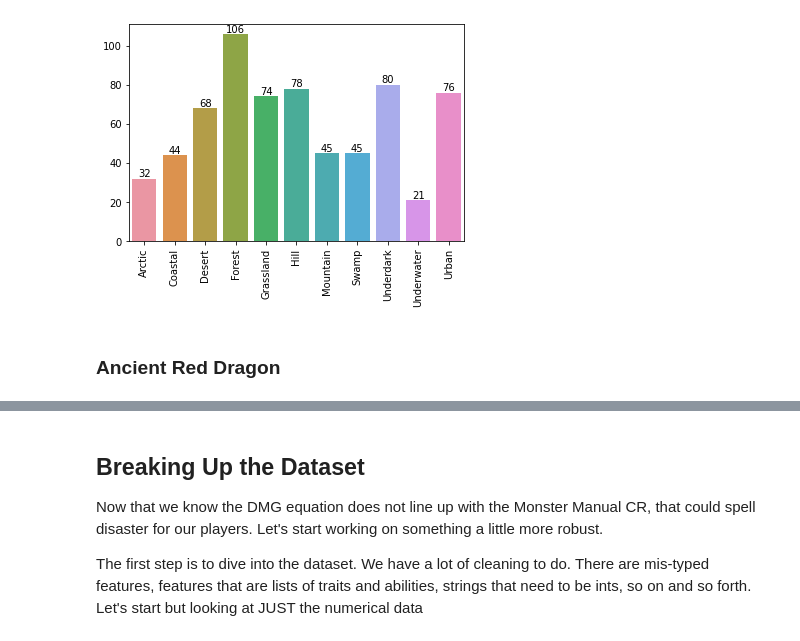
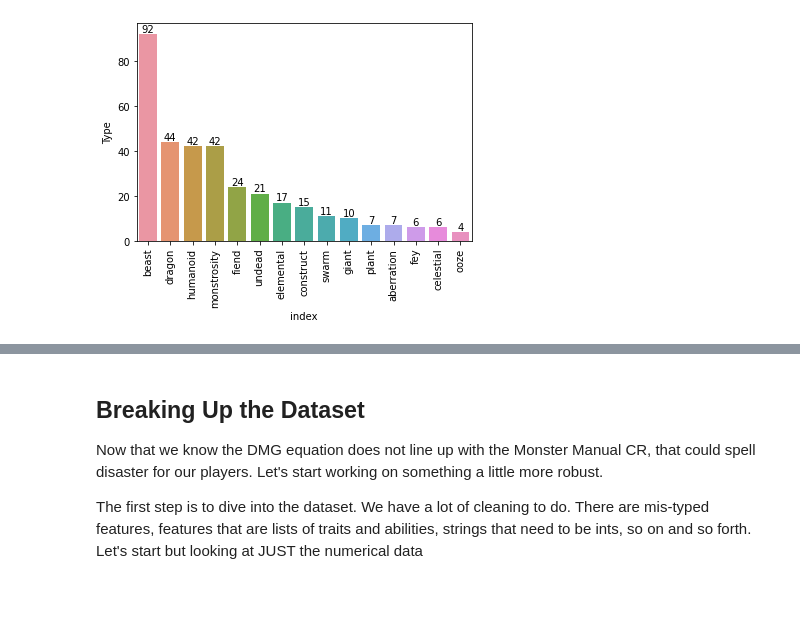
Before and after one commit to chabazite/DnD_Monsters, a Jupyter notebook: notebooks/4.0_ASI_EDA.ipynb, the cells around one changed output, grey strips where cells are left out. Cells and saved outputs as stored; diff of their text form; code cells hidden in the pictures; blank space fills up the shorter version.

```diff
--- a/notebooks/4.0_ASI_EDA.ipynb
+++ b/notebooks/4.0_ASI_EDA.ipynb
@@ -1,19 +1,25 @@
 # %%
+# basic
 from math import pi
 import numpy as np
 import pandas as pd
+from os import path
+from PIL import Image
+# visualization
 import matplotlib.pyplot as plt
 import seaborn as sns
+# from wordcloud import WordCloud, STOPWORDS, ImageColorGenerator
+# stats
 from bioinfokit.analys import stat
 import statsmodels.api as sm
 from statsmodels.formula.api import ols
 from scipy import stats
+%matplotlib inline
 
-%matplotlib inline
 
 monster_df = pd.read_csv('../data/processed/1_Monster_Dataset.csv')
 
-monster_df.drop("Unnamed: 0",axis=1, inplace=True)
+monster_df.drop(columns={"Monster Name.1","Unnamed: 0"},axis=1, inplace=True)
 monster_df.head()
 # %% [output]
 |  | Monster Name | Size | Type | Alignment | Traits | Reactions | Armor Class | Hit Points | Speed | ... |
@@ -27,0 +50,8 @@ monster_df.head()
+# %%
+environment_df = pd.melt(monster_df, value_vars=[ 'Arctic', 'Coastal', 'Desert', 'Forest', 'Grassland', 'Hill','Mountain', 'NA', 'Swamp', 'Underdark', 'Underwater', 'Urban'])
+environment_df.columns = ['Environment', 'value']
+environment_df  = environment_df.groupby('Environment').sum().reset_index()
+ax = sns.barplot(environment_df["Environment"], environment_df['value'])
+ax.set_xticklabels(ax.get_xticklabels(),rotation=90)
+for i in ax.containers:
+    ax.bar_label(i,)
@@ -28,10 +60,8 @@ monster_df.head()
 # %%
-Envinroment_sum = monster_df.groupby()
-ax = sns.barplot(Environment_sum.index,Environment_sum.values)
+type_df = monster_df["Type"].value_counts().reset_index()
+ax = sns.barplot(type_df["index"], type_df['Type'])
 ax.set_xticklabels(ax.get_xticklabels(),rotation=90)
 for i in ax.containers:
     ax.bar_label(i,)
 # %% [output]
-[figure, old version]
+[figure, new version]
-# %% [markdown]
-### Ancient Red Dragon
```
Also changed, not shown: parts of 28 cells of this notebook.
